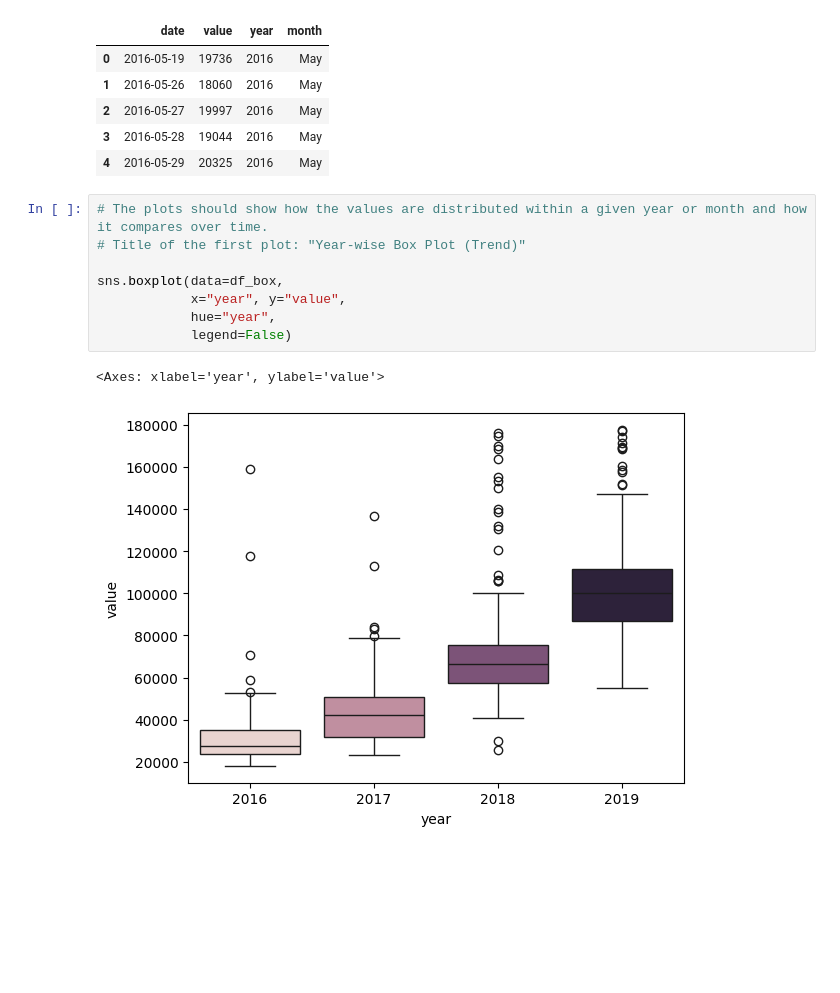
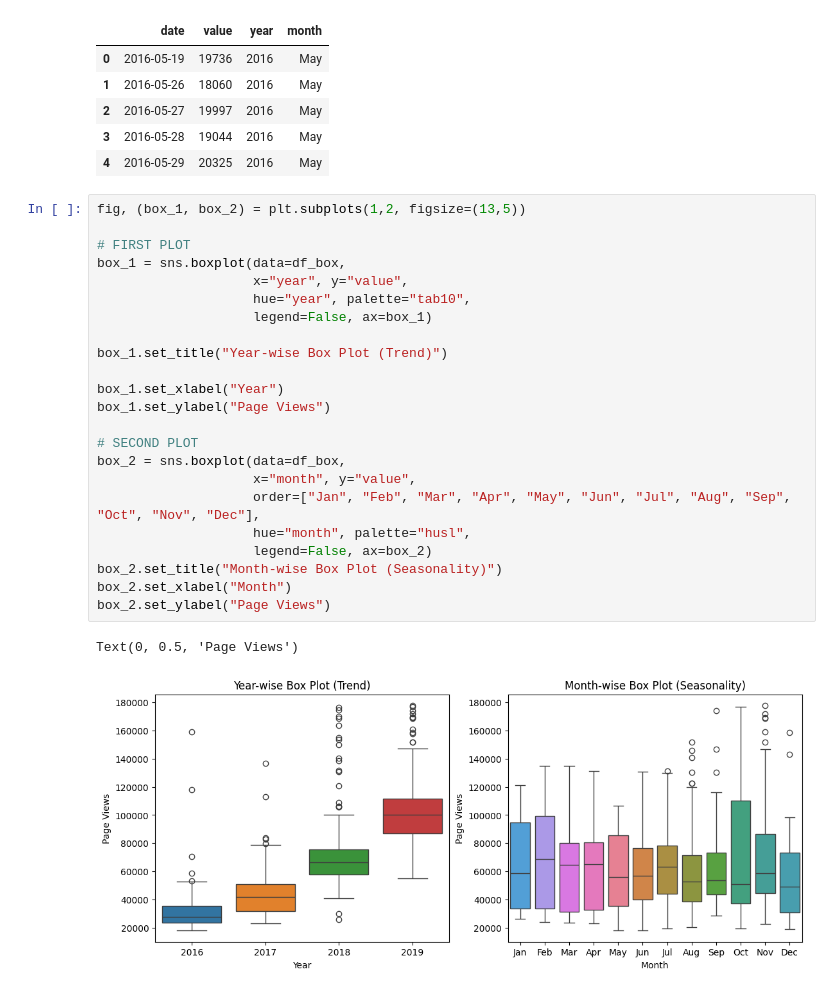
Before and after one commit to cruzcyn/Page-View-Time-Series-Visualizer, a Jupyter notebook: notebook.ipynb, the cells around one changed output. Cells and saved outputs as stored; diff of their text form; blank space fills up the shorter version.

Commit message:
Create second plot and copy all the code from the notebook to the time_series_visualizer.py file

```diff
--- a/notebook.ipynb
+++ b/notebook.ipynb
@@ -111,14 +95,29 @@ df_box.head()
 | 2 | 2016-05-27 | 19997 | 2016 | May |
 | 3 | 2016-05-28 | 19044 | 2016 | May |
 | 4 | 2016-05-29 | 20325 | 2016 | May |
-# %%
-# The plots should show how the values are distributed within a given year or month and how it compares over time.
-# Title of the first plot: "Year-wise Box Plot (Trend)"
-
-sns.boxplot(data=df_box,
-            x="year", y="value",
-            hue="year",
-            legend=False)
-# %% [output]
-<Axes: xlabel='year', ylabel='value'>
-[figure, removed]
+# %%
+fig, (box_1, box_2) = plt.subplots(1,2, figsize=(13,5))
+
+# FIRST PLOT
+box_1 = sns.boxplot(data=df_box,
+                    x="year", y="value",
+                    hue="year", palette="tab10",
+                    legend=False, ax=box_1)
+
+box_1.set_title("Year-wise Box Plot (Trend)")
+
+box_1.set_xlabel("Year")
+box_1.set_ylabel("Page Views")
+
+# SECOND PLOT
+box_2 = sns.boxplot(data=df_box,
+                    x="month", y="value",
+                    order=["Jan", "Feb", "Mar", "Apr", "May", "Jun", "Jul", "Aug", "Sep", "Oct", "Nov", "Dec"],
+                    hue="month", palette="husl",
+                    legend=False, ax=box_2)
+box_2.set_title("Month-wise Box Plot (Seasonality)")
+box_2.set_xlabel("Month")
+box_2.set_ylabel("Page Views")
+# %% [output]
+Text(0, 0.5, 'Page Views')
+[figure, added]
```
Also changed, not shown: parts of 3 cells of this notebook, 1 other file.
